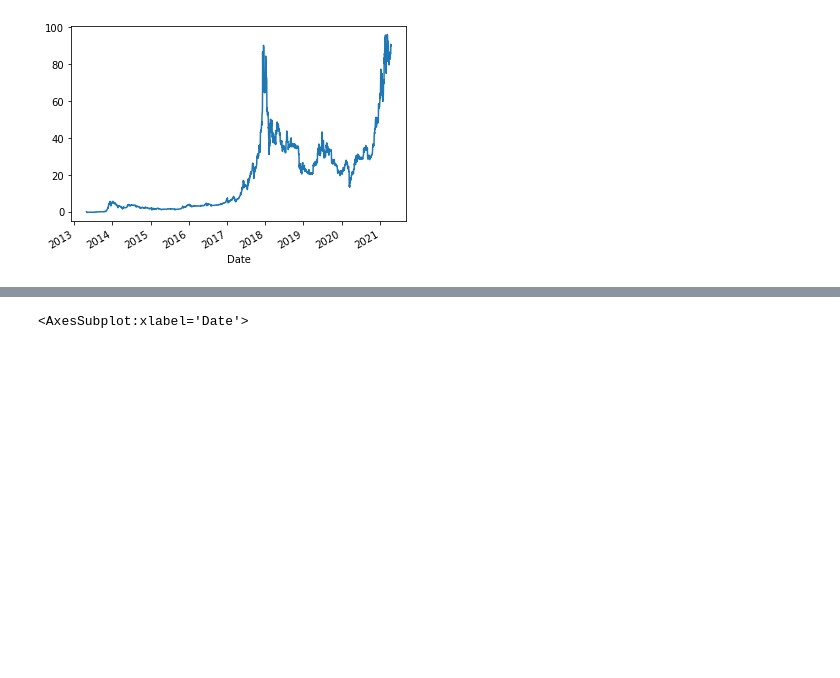
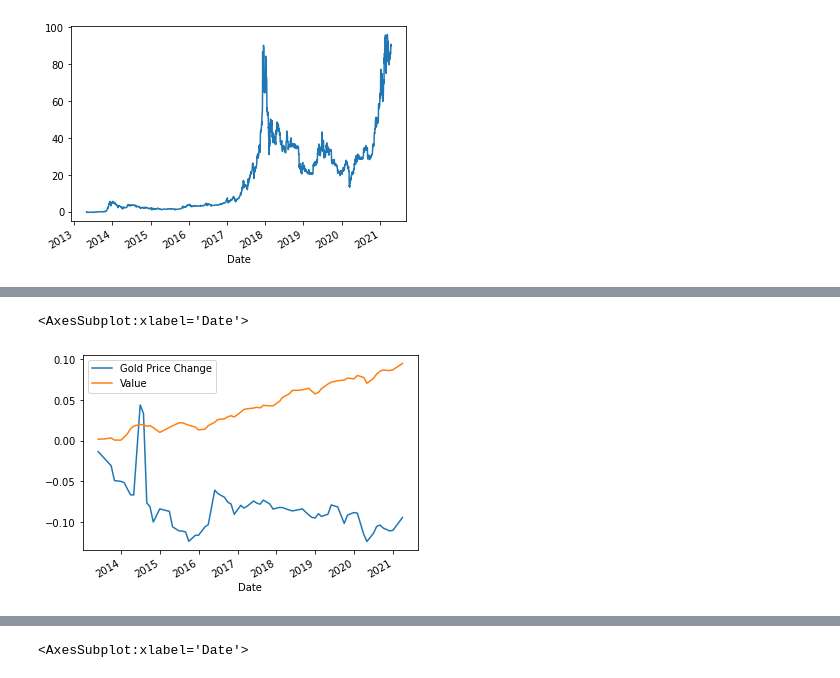
Before and after one commit to tatejones919/RSI_Correlation, a Jupyter notebook: notebooks/Tate's_notebook.ipynb, the cells around one changed output, grey strips where cells are left out. Cells and saved outputs as stored; diff of their text form; code cells hidden in the pictures; blank space fills up the shorter version.

```diff
--- a/notebooks/Tate's_notebook.ipynb
+++ b/notebooks/Tate's_notebook.ipynb
@@ -154,0 +170,8 @@ cpi_data
+# %%
+gold_inflation = pd.concat([gold_daily_returns, cpi_daily_returns], axis = "columns", join="inner")
+combined_gld_inf= gold_inflation.dropna()
+cumulative_returns = (1+ combined_gld_inf).cumprod()-1
+cumulative_returns.plot()
+# %% [output]
+<AxesSubplot:xlabel='Date'>
+[figure, added]
```
Also changed, not shown: parts of 6 cells of this notebook.
